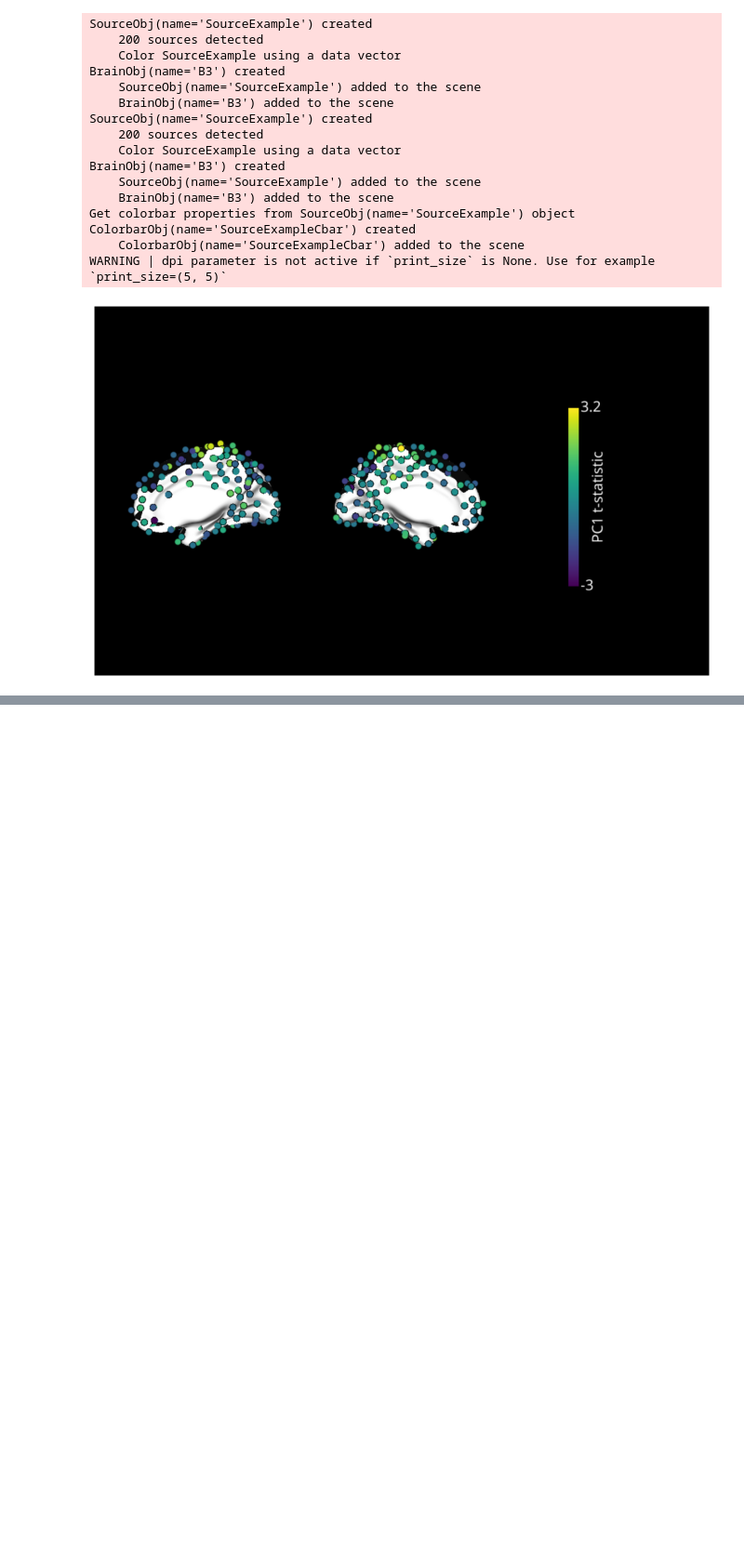
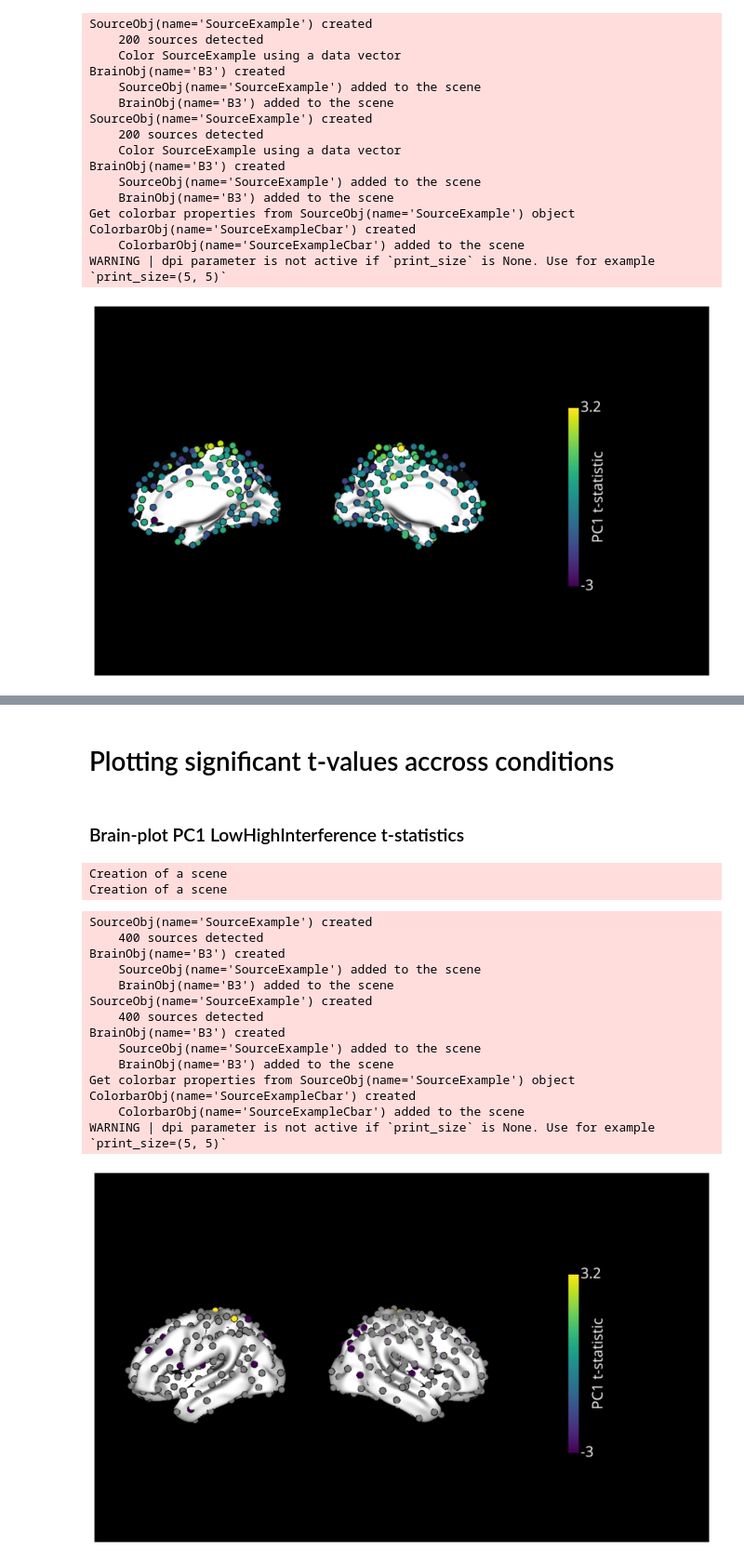
Before and after one commit to LuisA00/Summer_2021_fMRI, a Jupyter notebook: DWM_TTesting_LowHigh_Interference_1st&2ndScores.ipynb, the cells around one changed output, grey strips where cells are left out. Shown at 93% size. Drawn from its saved outputs; the diff is of its cells as text; code cells hidden in the pictures; blank space fills up the shorter version.

Commit message:
Adding LowHigh int. visualizations with thresholded coloring. Adding sub102 univariate analysis.

```diff
--- a/DWM_TTesting_LowHigh_Interference_1st&2ndScores.ipynb
+++ b/DWM_TTesting_LowHigh_Interference_1st&2ndScores.ipynb
@@ -838,0 +955,36 @@ WARNING | dpi parameter is not active if `print_size` is None. Use for example `
+# %% [markdown]
+# Plotting significant t-values accross conditions
+# %% [markdown]
+### Brain-plot PC1 LowHighInterference t-statistics
+# %%
+# Create Scene
+SC_tt_PC1_outer = SceneObj(bgcolor='black', size=(1000, 600))
+SC_tt_PC1_inner = SceneObj(bgcolor='black', size=(1000, 600))
+
+# Default parameters
+KW = dict(title_size=14., zoom=1)
+# %% [output]
+Creation of a scene
+Creation of a scene
+# %%
+add_B3_to_scene_thrh1(scene=SC_tt_PC1_outer, data=PC1_LowHighInt, coords=coordinates, row=0, col=0, hemisphere='both', orientation='left')
+add_B3_to_scene_thrh1(scene=SC_tt_PC1_outer, data=PC1_LowHighInt, coords=coordinates, row=0, col=1, hemisphere='both', orientation='right')
+add_CB_to_scene(scene=SC_tt_PC1_outer, data=PC1_LowHighInt["t_statistic"], row=0, col=2, cbtitle="PC1 t-statistic")
+
+SC_tt_PC1_outer.preview()
+# %% [output]
+SourceObj(name='SourceExample') created
+    400 sources detected
+BrainObj(name='B3') created
+    SourceObj(name='SourceExample') added to the scene
+    BrainObj(name='B3') added to the scene
+SourceObj(name='SourceExample') created
+    400 sources detected
+BrainObj(name='B3') created
+    SourceObj(name='SourceExample') added to the scene
+    BrainObj(name='B3') added to the scene
+Get colorbar properties from SourceObj(name='SourceExample') object
+ColorbarObj(name='SourceExampleCbar') created
+    ColorbarObj(name='SourceExampleCbar') added to the scene
+WARNING | dpi parameter is not active if `print_size` is None. Use for example `print_size=(5, 5)`
+[figure, added]
```
Also changed, not shown: parts of 48 cells of this notebook, 1 other file.
